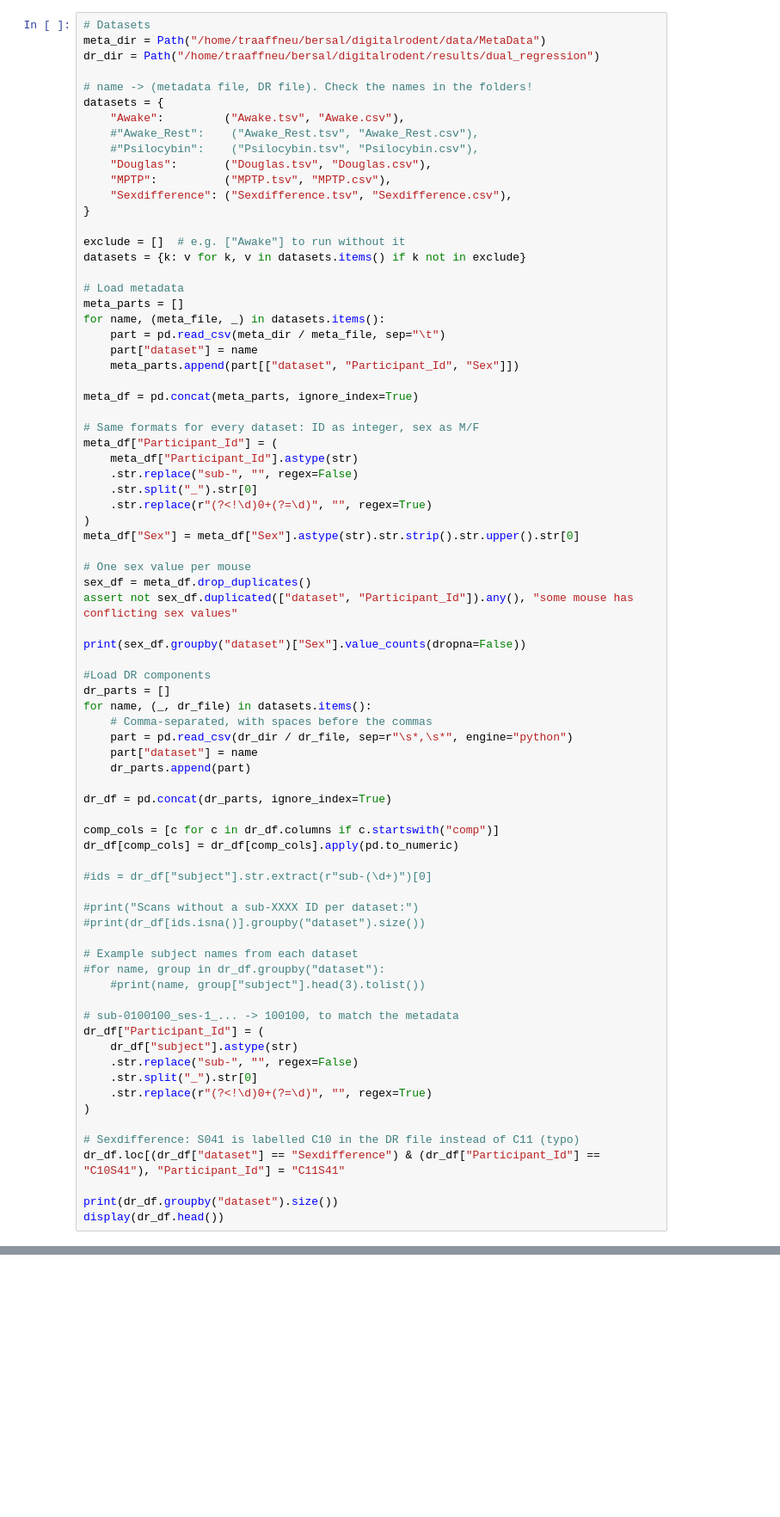
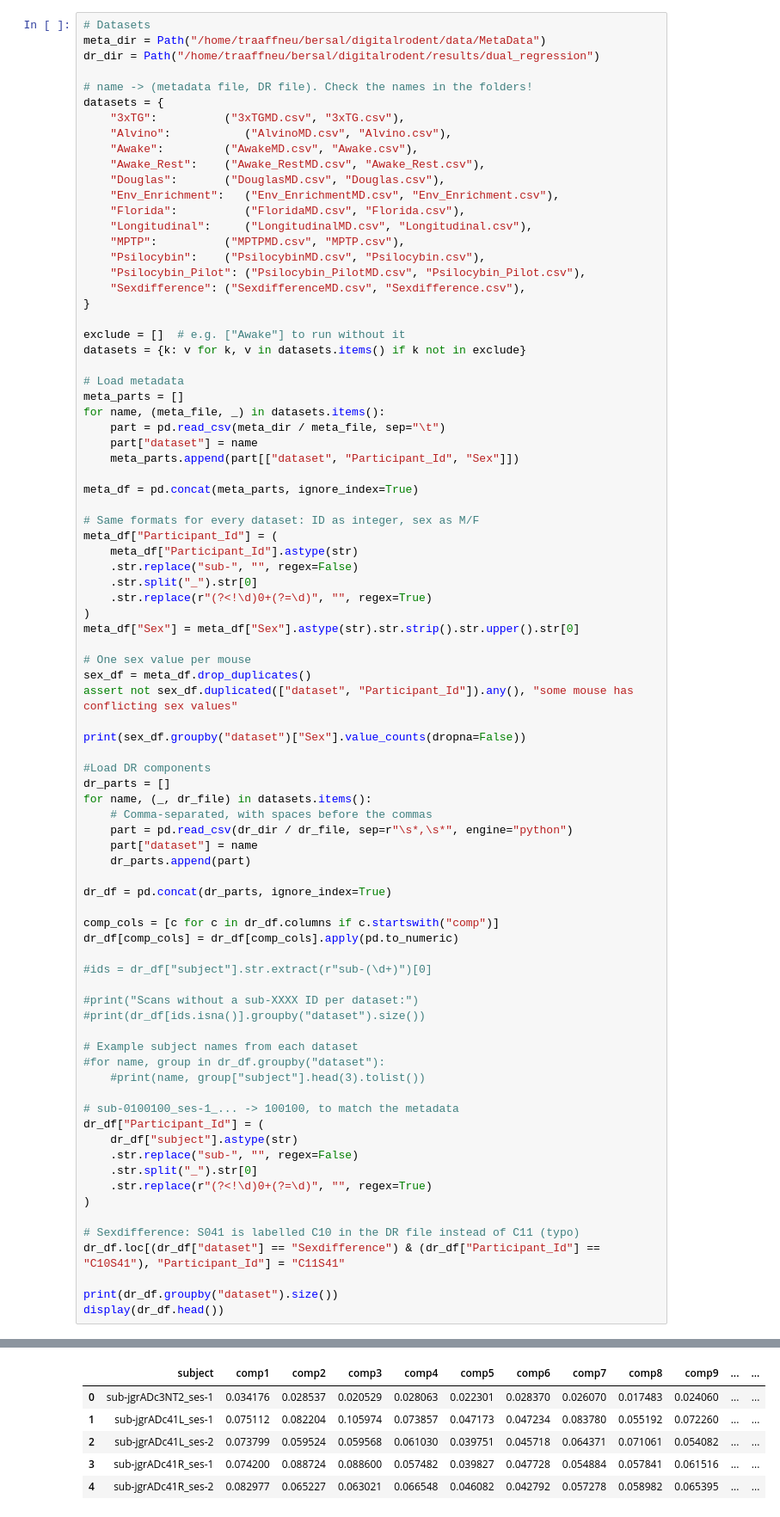
Before and after one commit to grandjeanlab/digitalrodent, a Jupyter notebook: my_model/Second_approach.ipynb, the cells around one changed output, grey strips where cells are left out. Shown at 86% size. Cells and saved outputs as stored; diff of their text form; blank space fills up the shorter version.

```diff
--- a/my_model/Second_approach.ipynb
+++ b/my_model/Second_approach.ipynb
@@ -38,12 +38,18 @@ dr_dir = Path("/home/traaffneu/bersal/digitalrodent/results/dual_regression")
 
 # name -> (metadata file, DR file). Check the names in the folders!
 datasets = {
-    "Awake":         ("Awake.tsv", "Awake.csv"),
-    #"Awake_Rest":    ("Awake_Rest.tsv", "Awake_Rest.csv"),
-    #"Psilocybin":    ("Psilocybin.tsv", "Psilocybin.csv"),
-    "Douglas":       ("Douglas.tsv", "Douglas.csv"),
-    "MPTP":          ("MPTP.tsv", "MPTP.csv"),
-    "Sexdifference": ("Sexdifference.tsv", "Sexdifference.csv"),
+    "3xTG":          ("3xTGMD.csv", "3xTG.csv"),
+    "Alvino":           ("AlvinoMD.csv", "Alvino.csv"),
+    "Awake":         ("AwakeMD.csv", "Awake.csv"),
+    "Awake_Rest":    ("Awake_RestMD.csv", "Awake_Rest.csv"),
+    "Douglas":       ("DouglasMD.csv", "Douglas.csv"),
+    "Env_Enrichment":   ("Env_EnrichmentMD.csv", "Env_Enrichment.csv"),
+    "Florida":          ("FloridaMD.csv", "Florida.csv"),
+    "Longitudinal":     ("LongitudinalMD.csv", "Longitudinal.csv"),
+    "MPTP":          ("MPTPMD.csv", "MPTP.csv"),
+    "Psilocybin":    ("PsilocybinMD.csv", "Psilocybin.csv"),
+    "Psilocybin_Pilot": ("Psilocybin_PilotMD.csv", "Psilocybin_Pilot.csv"),
+    "Sexdifference": ("SexdifferenceMD.csv", "Sexdifference.csv"),
 }
 
 exclude = []  # e.g. ["Awake"] to run without it
@@ -108,3 +114,4 @@ dr_df.loc[(dr_df["dataset"] == "Sexdifference") & (dr_df["Participant_Id"] == "C
 
 print(dr_df.groupby("dataset").size())
 display(dr_df.head())
+# %% [output]
@@ -110,0 +135,6 @@ display(dr_df.head())
+|  | subject | comp1 | comp2 | comp3 | comp4 | comp5 | comp6 | comp7 | comp8 | comp9 | ... | ... |
+| 0 | sub-jgrADc3NT2_ses-1 | 0.034176 | 0.028537 | 0.020529 | 0.028063 | 0.022301 | 0.028370 | 0.026070 | 0.017483 | 0.024060 | ... | ... |
+| 1 | sub-jgrADc41L_ses-1 | 0.075112 | 0.082204 | 0.105974 | 0.073857 | 0.047173 | 0.047234 | 0.083780 | 0.055192 | 0.072260 | ... | ... |
+| 2 | sub-jgrADc41L_ses-2 | 0.073799 | 0.059524 | 0.059568 | 0.061030 | 0.039751 | 0.045718 | 0.064371 | 0.071061 | 0.054082 | ... | ... |
+| 3 | sub-jgrADc41R_ses-1 | 0.074200 | 0.088724 | 0.088600 | 0.057482 | 0.039827 | 0.047728 | 0.054884 | 0.057841 | 0.061516 | ... | ... |
+| 4 | sub-jgrADc41R_ses-2 | 0.082977 | 0.065227 | 0.063021 | 0.066548 | 0.046082 | 0.042792 | 0.057278 | 0.058982 | 0.065395 | ... | ... |
```
Also changed, not shown: parts of 9 cells of this notebook, 18 other files.
